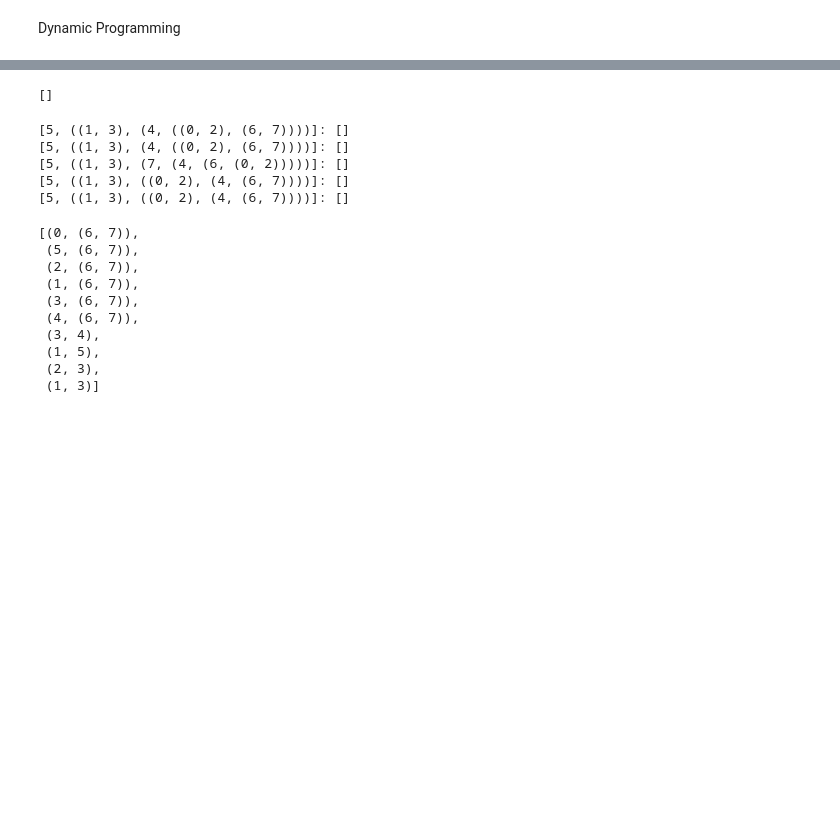
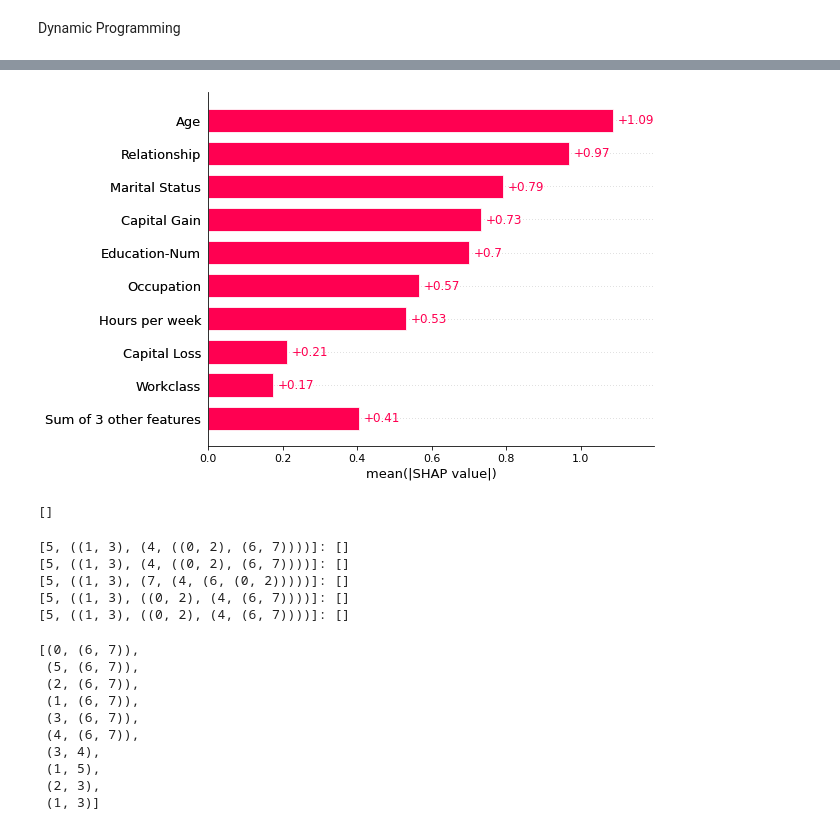
Before and after one commit to simonjisu/FeatureInteractionTree, a Jupyter notebook: notebooks/Solution.ipynb, the cells around one changed output, grey strips where cells are left out. Cells and saved outputs as stored; diff of their text form; code cells hidden in the pictures; blank space fills up the shorter version.

```diff
--- a/notebooks/Solution.ipynb
+++ b/notebooks/Solution.ipynb
@@ -286,3 +453,7 @@ dict_items([(0, Node('/HouseAge+AveBedrms+Population+MedInc+AveRooms+Latitude+Lo
+# %%
+shap.plots.bar(shap_values)
+# %% [output]
+[figure, added]
 # %%
 score_methods = {
     'base': g_base,
```
Also changed, not shown: parts of 18 cells of this notebook.
